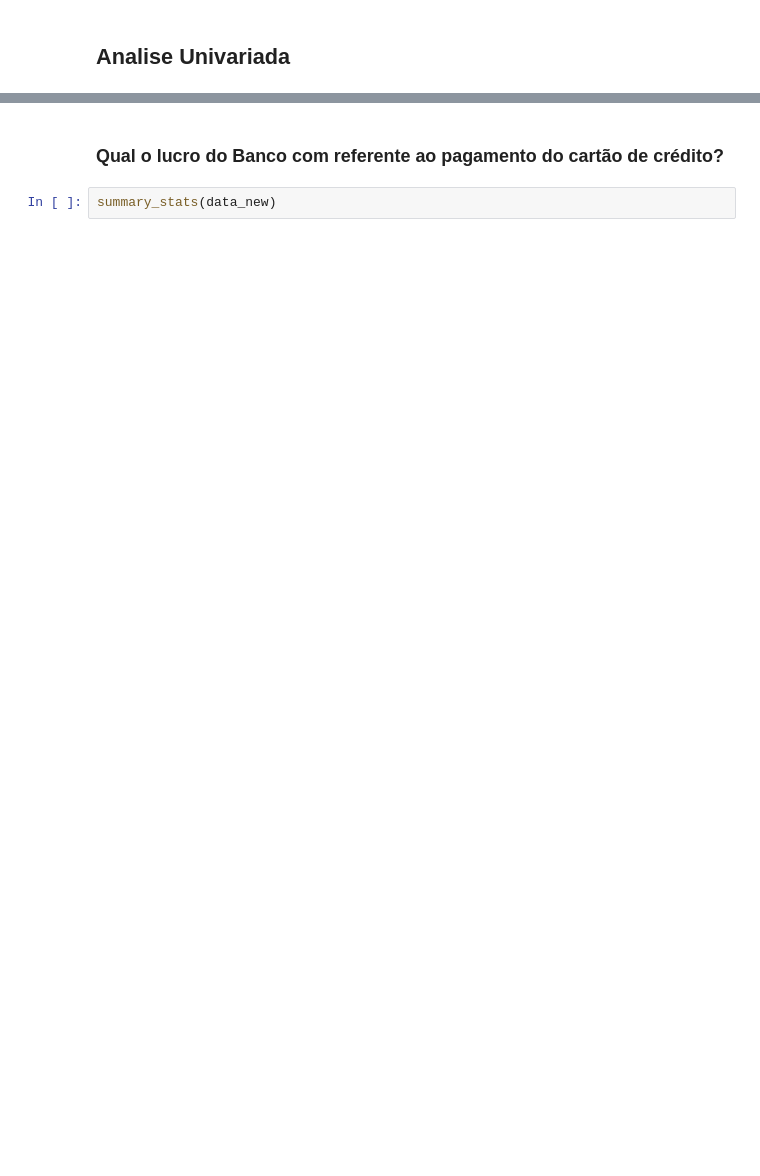
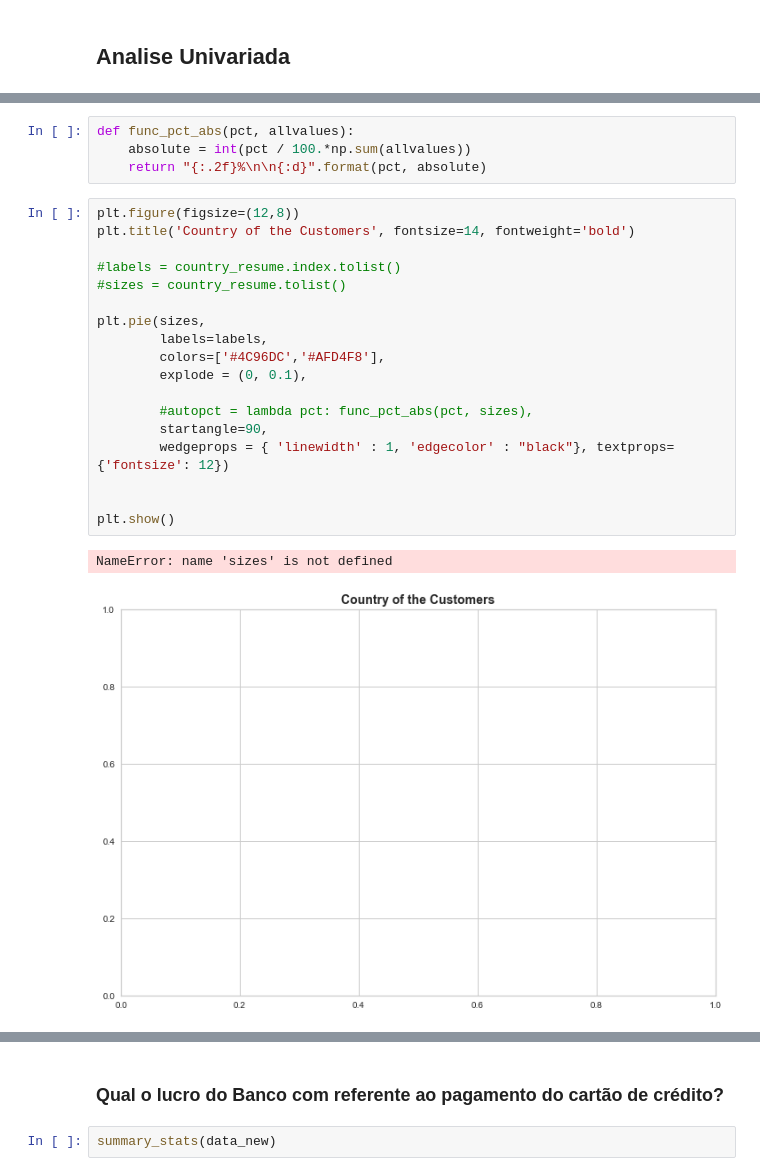
Before and after one commit to alyssonvidal/Bank-Marketing-Cluster, a Jupyter notebook: notebooks/part02_eda.ipynb, the cells around one changed output, grey strips where cells are left out. Drawn from its saved outputs; the diff is of its cells as text; blank space fills up the shorter version.

```diff
--- a/notebooks/part02_eda.ipynb
+++ b/notebooks/part02_eda.ipynb
@@ -92,0 +93,25 @@ data_new[numerical_features].hist(figsize=(18,15), bins='auto');
+# %%
+def func_pct_abs(pct, allvalues):
+    absolute = int(pct / 100.*np.sum(allvalues))
+    return "{:.2f}%\n\n{:d}".format(pct, absolute)
+# %%
+plt.figure(figsize=(12,8))
+plt.title('Country of the Customers', fontsize=14, fontweight='bold')
+
+#labels = country_resume.index.tolist()
+#sizes = country_resume.tolist()
+
+plt.pie(sizes,
+        labels=labels,
+        colors=['#4C96DC','#AFD4F8'],
+        explode = (0, 0.1),
+
+        #autopct = lambda pct: func_pct_abs(pct, sizes),
+        startangle=90,
+        wedgeprops = { 'linewidth' : 1, 'edgecolor' : "black"}, textprops={'fontsize': 12})
+
+
+plt.show()
+# %% [output]
+NameError: name 'sizes' is not defined
+[figure, added]
```
Also changed, not shown: parts of 13 cells of this notebook, 4 other files.
